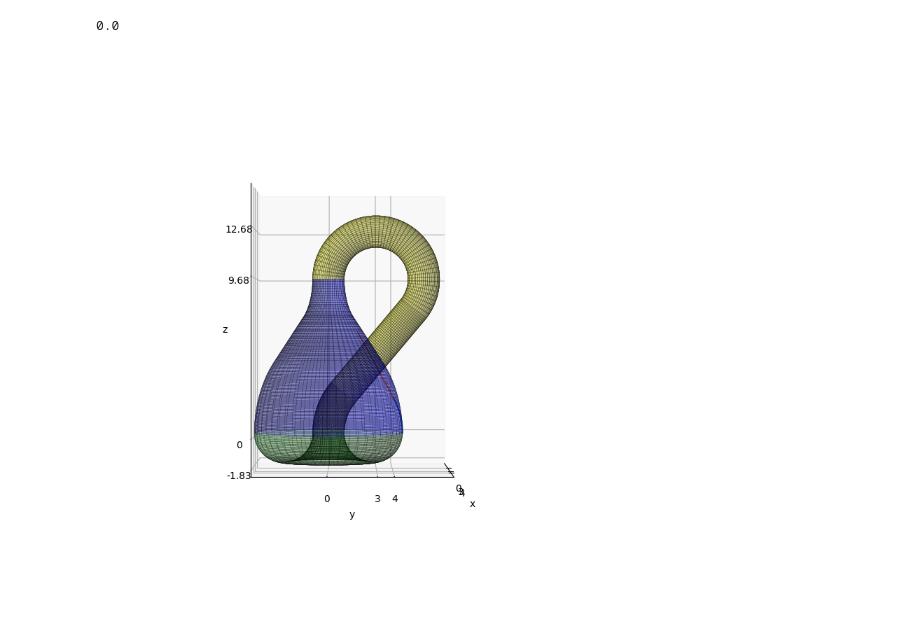
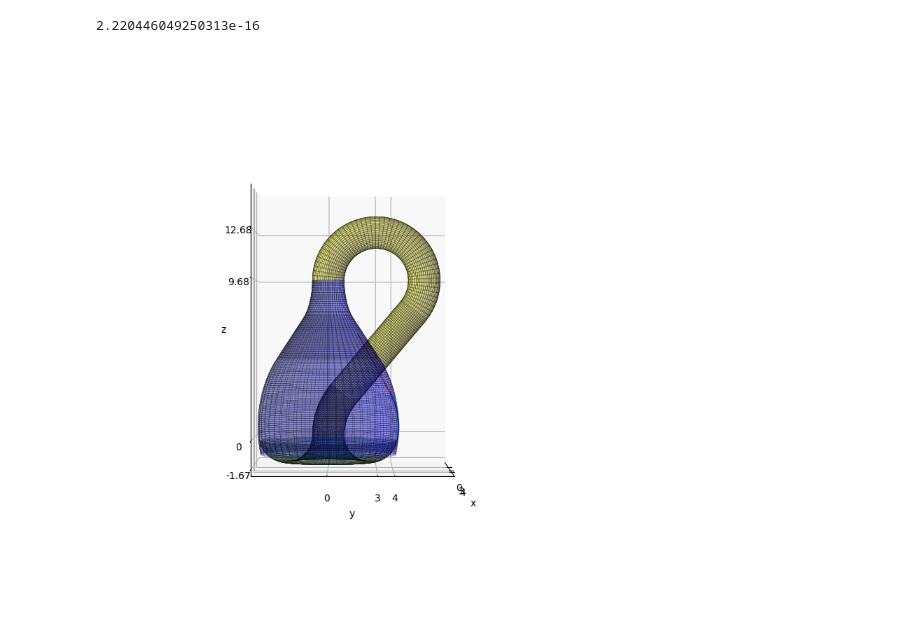
Before and after one commit to RosieSB/crochet-maths, a Jupyter notebook: tmp.ipynb, the cells around one changed output. Cells and saved outputs as stored; diff of their text form; code cells hidden in the pictures.

```diff
--- a/tmp.ipynb
+++ b/tmp.ipynb
@@ -15,7 +15,7 @@ c = 7
 p = 1
 theta = .7
 phi = .5
-alpha = 0
+alpha = .2
 
 h = (a+b+(a-b)*np.cos(theta))/np.sin(theta)
 d = (p*np.sin(phi)*np.sin(alpha)+p-h*np.sin(phi)*np.cos(alpha)+c*np.cos(alpha)-(p+c)*np.cos(phi)*np.cos(alpha))/(np.sin(phi)*np.sin(alpha)+np.cos(alpha)+1)
@@ -191,32 +191,32 @@ u, v = np.meshgrid(u, v)
 
 x = (p-d+d*np.cos(u)) * np.sin(v)
 y = (p-d+d*np.cos(u)) * np.cos(v)
 z = d*np.sin(u)
 ax.plot_surface(x, y, z, edgecolor='black', linewidth=.1, alpha=0.25)
 
 #Axis labels
 ax.set_xlabel('x')
 ax.set_ylabel('y')
 ax.set_zlabel('z')
 
 ax.set(xlim=(-1.5*a,2.5*a), ylim=(-1.5*a,2.5*a), zlim=(1.2*d,1.2*(h+a)))
 
 #Ticks
 
 if b<=a:
     ax.set_xticks([0,b,a], labels=["0", str(b), str(a)])
     ax.set_yticks([0,b,a], labels=["0", str(b), str(a)])
 else:
     ax.set_xticks([0,a,b], labels=["0", str(a), str(b)])
     ax.set_yticks([0,a,b], labels=["0", str(a), str(b)])
 
 ax.set_zticks([d, 0,h,h+a], labels=[str(np.round(d,dp)), "0", str(float(np.round(h,dp))), str(float(np.round(h+a,dp)))])
 
 ax.set_aspect('equal')
 
 ax.view_init(elev=0, azim=0, roll=0)
 
 plt.show()
 # %% [output]
-0.0
+2.220446049250313e-16
-[figure, old version]
+[figure, new version]
```
Also changed, not shown: parts of 1 cell of this notebook, 11 other files.
